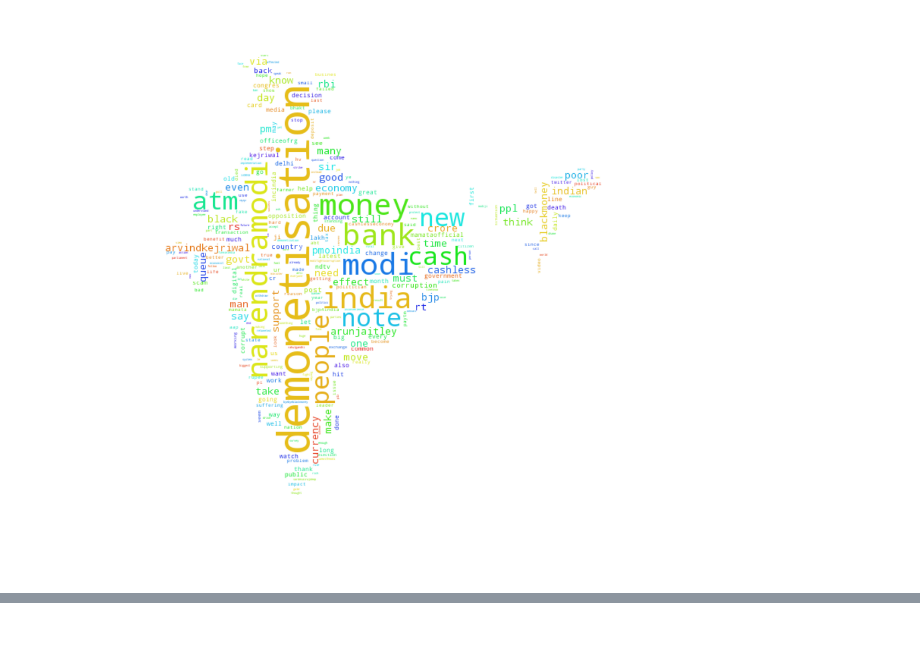
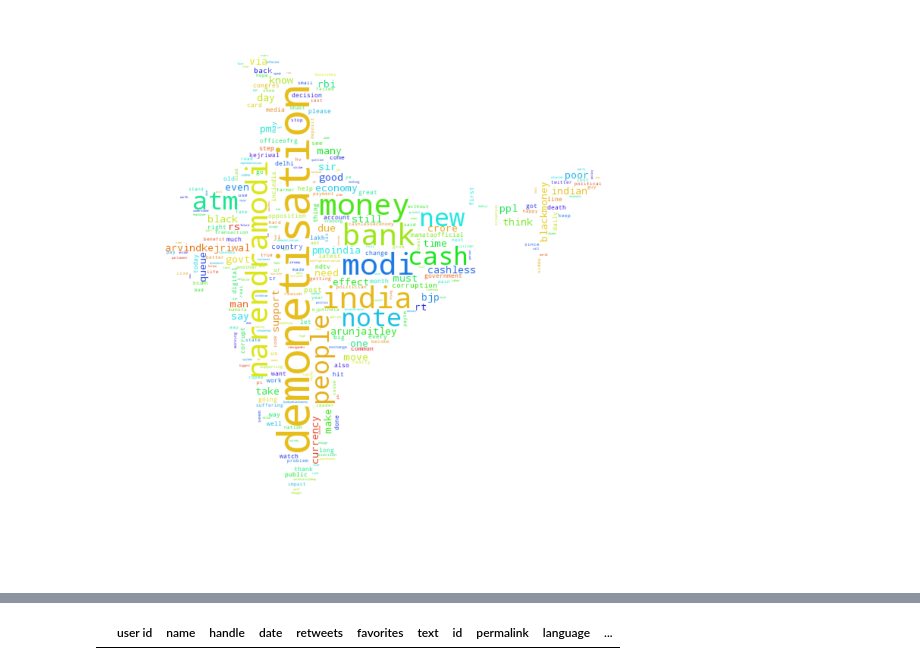
Before and after one commit to Shoshin23/DeMon, a Jupyter notebook: Demonetisation.ipynb, the cells around one changed output, grey strips where cells are left out. Drawn from its saved outputs; the diff is of its cells as text; code cells hidden in the pictures; blank space fills up the shorter version.

```diff
--- a/Demonetisation.ipynb
+++ b/Demonetisation.ipynb
@@ -149,0 +179,7 @@ top_10_cities = ['Mumbai','Delhi','Kolkata','Bengaluru','Hyderabad','Chennai','A
+# %%
+for index, row in top_10_df.iterrows():
+    if(row['location'] in "Mumbai|Bombay|Bombay, India|Mumbai, India|mumbai"):
+        top_10_df.set_value(index,'location',"Mumbai, India")
+top_10_df[top_10_df['location'] == "Bombay"]
+# %% [output]
+|  | user id | name | handle | date | retweets | favorites | text | id | permalink | language | ... |
```
Also changed, not shown: parts of 3 cells of this notebook.
